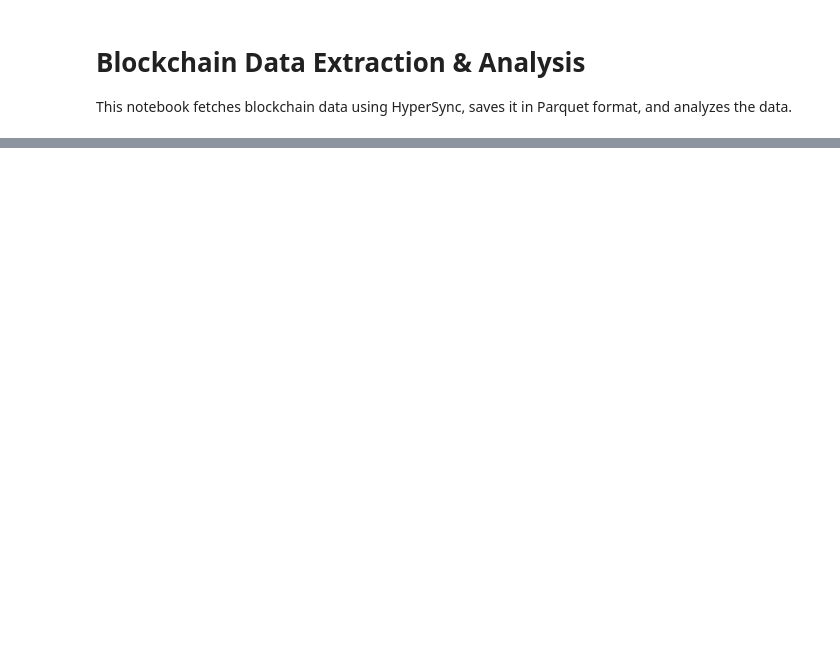
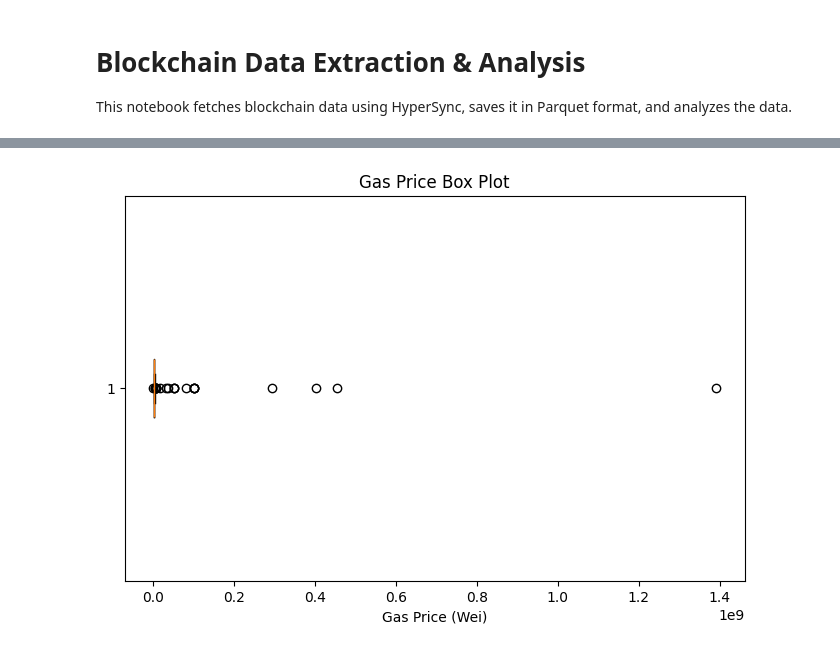
Before and after one commit to mdipanjan/base-model-test, a Jupyter notebook: notebook/blockchain_analysis.ipynb, the cells around one changed output, grey strips where cells are left out. Drawn from its saved outputs; the diff is of its cells as text; code cells hidden in the pictures; blank space fills up the shorter version.

```diff
--- a/notebook/blockchain_analysis.ipynb
+++ b/notebook/blockchain_analysis.ipynb
@@ -131,0 +87,8 @@ None sha3_uncles
+# %%
+plt.figure(figsize=(8, 5))
+plt.boxplot(df["gas_price"], vert=False)
+plt.xlabel("Gas Price (Wei)")
+plt.title("Gas Price Box Plot")
+plt.show()
+# %% [output]
+[figure, added]
```
Also changed, not shown: parts of 8 cells of this notebook, 2 other files.
